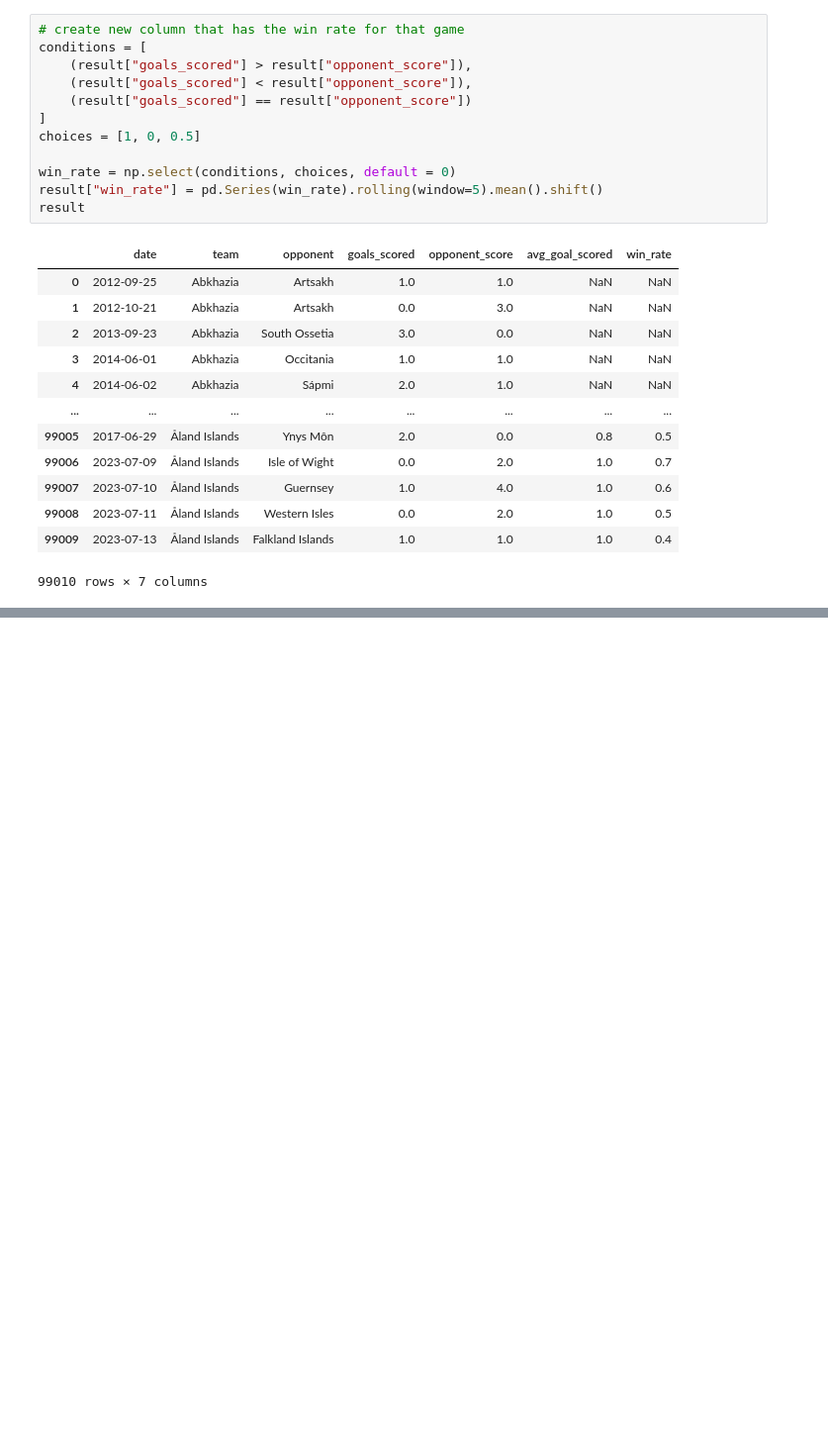
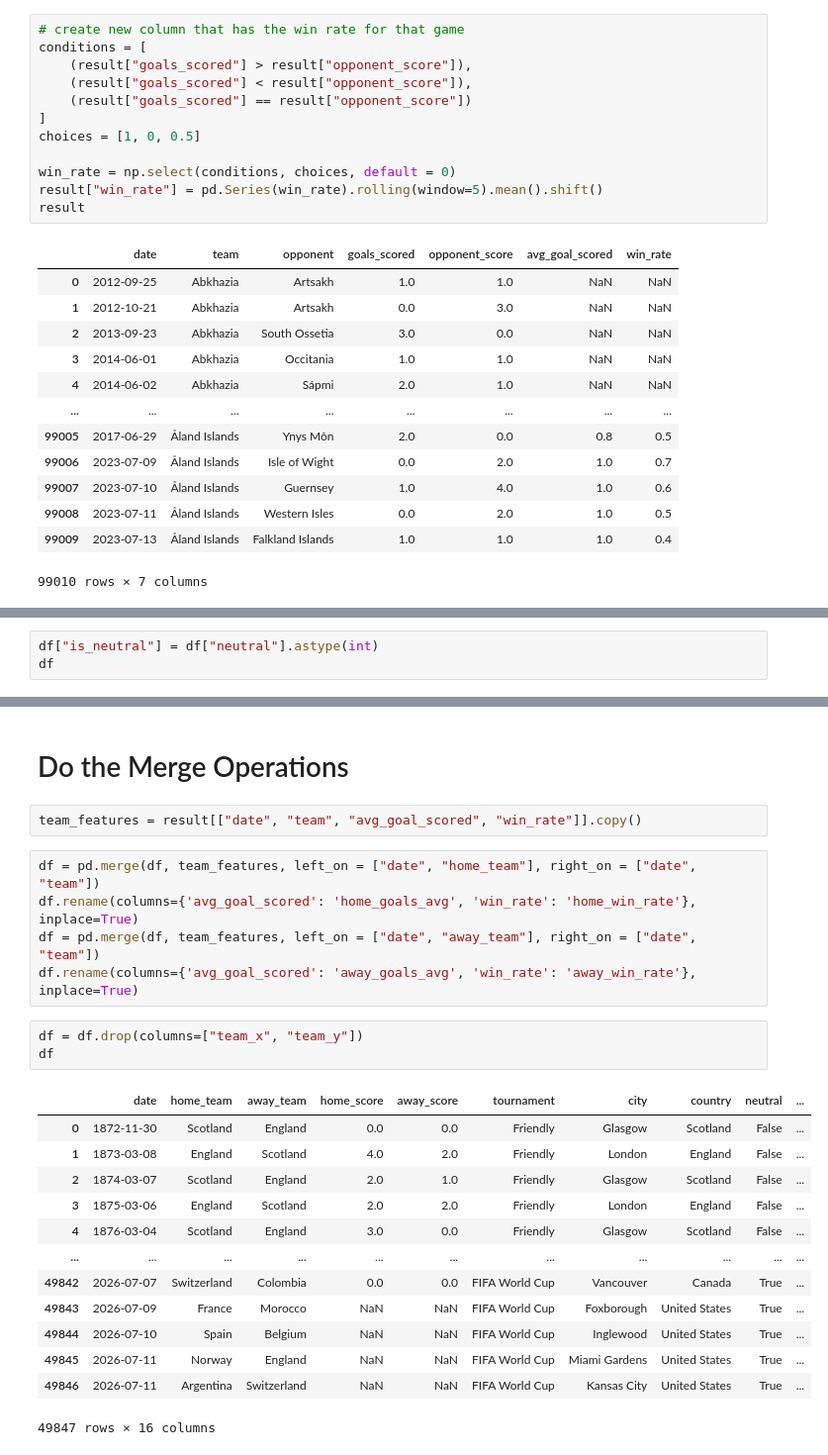
Before and after one commit to MayankK1103/WorldCupPredictionModel, a Jupyter notebook: run.ipynb, the cells around one changed output, grey strips where cells are left out. Shown at 99% size. Drawn from its saved outputs; the diff is of its cells as text; blank space fills up the shorter version.

Commit message:
Merged dataframes

```diff
--- a/run.ipynb
+++ b/run.ipynb
@@ -201,0 +179,3 @@ result
+# %%
+df["is_neutral"] = df["neutral"].astype(int)
+df
@@ -201,0 +196,26 @@ result
+# %% [markdown]
+# Do the Merge Operations
+# %%
+team_features = result[["date", "team", "avg_goal_scored", "win_rate"]].copy()
+# %%
+df = pd.merge(df, team_features, left_on = ["date", "home_team"], right_on = ["date", "team"])
+df.rename(columns={'avg_goal_scored': 'home_goals_avg', 'win_rate': 'home_win_rate'}, inplace=True)
+df = pd.merge(df, team_features, left_on = ["date", "away_team"], right_on = ["date", "team"])
+df.rename(columns={'avg_goal_scored': 'away_goals_avg', 'win_rate': 'away_win_rate'}, inplace=True)
+# %%
+df = df.drop(columns=["team_x", "team_y"])
+df
+# %% [output]
+|  | date | home_team | away_team | home_score | away_score | tournament | city | country | neutral | ... |
+| 0 | 1872-11-30 | Scotland | England | 0.0 | 0.0 | Friendly | Glasgow | Scotland | False | ... |
+| 1 | 1873-03-08 | England | Scotland | 4.0 | 2.0 | Friendly | London | England | False | ... |
+| 2 | 1874-03-07 | Scotland | England | 2.0 | 1.0 | Friendly | Glasgow | Scotland | False | ... |
+| 3 | 1875-03-06 | England | Scotland | 2.0 | 2.0 | Friendly | London | England | False | ... |
+| 4 | 1876-03-04 | Scotland | England | 3.0 | 0.0 | Friendly | Glasgow | Scotland | False | ... |
+| ... | ... | ... | ... | ... | ... | ... | ... | ... | ... | ... |
+| 49842 | 2026-07-07 | Switzerland | Colombia | 0.0 | 0.0 | FIFA World Cup | Vancouver | Canada | True | ... |
+| 49843 | 2026-07-09 | France | Morocco | NaN | NaN | FIFA World Cup | Foxborough | United States | True | ... |
+| 49844 | 2026-07-10 | Spain | Belgium | NaN | NaN | FIFA World Cup | Inglewood | United States | True | ... |
+| 49845 | 2026-07-11 | Norway | England | NaN | NaN | FIFA World Cup | Miami Gardens | United States | True | ... |
+| 49846 | 2026-07-11 | Argentina | Switzerland | NaN | NaN | FIFA World Cup | Kansas City | United States | True | ... |
+49847 rows × 16 columns
```
Also changed, not shown: parts of 7 cells of this notebook.
